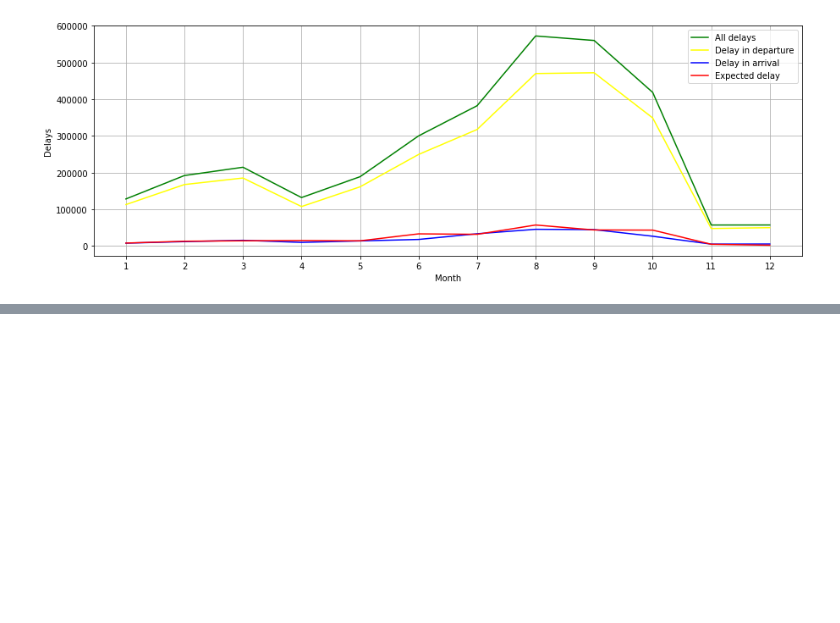
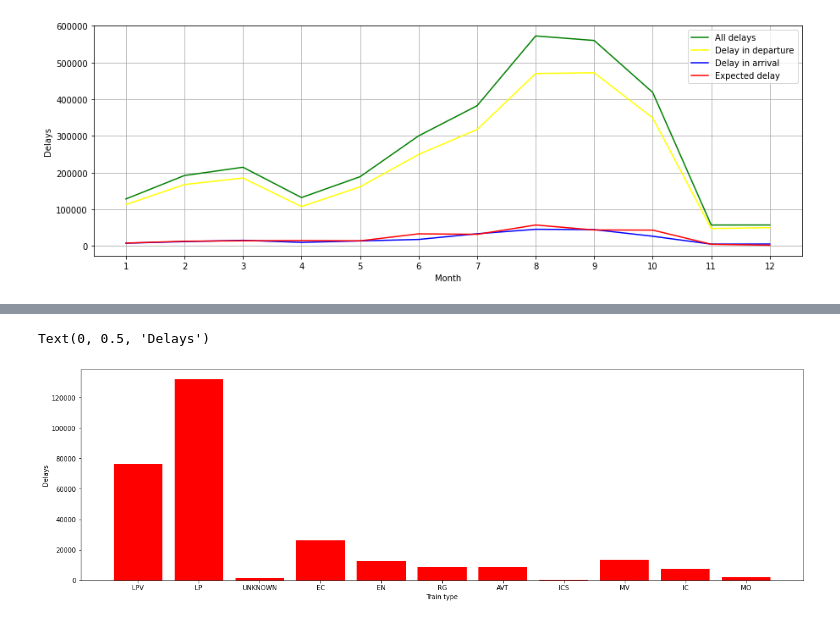
Before and after one commit to jh2851/-PR21JHKJNKSS, a Jupyter notebook: Zamude_vlakov.ipynb, the cells around one changed output, grey strips where cells are left out. Drawn from its saved outputs; the diff is of its cells as text; code cells hidden in the pictures; blank space fills up the shorter version.

```diff
--- a/Zamude_vlakov.ipynb
+++ b/Zamude_vlakov.ipynb
@@ -264,0 +300,9 @@ Text(0, 0.5, 'Delays')
+# %%
+plt.figure(figsize=(20, 6))
+#plt.xticks(rotation=90)
+plt.bar(delay_tipi_e.keys(), delay_tipi_e.values(),color="red")
+plt.xlabel("Train type")
+plt.ylabel("Delays")
+# %% [output]
+Text(0, 0.5, 'Delays')
+[figure, added]
```
Also changed, not shown: parts of 13 cells of this notebook.
